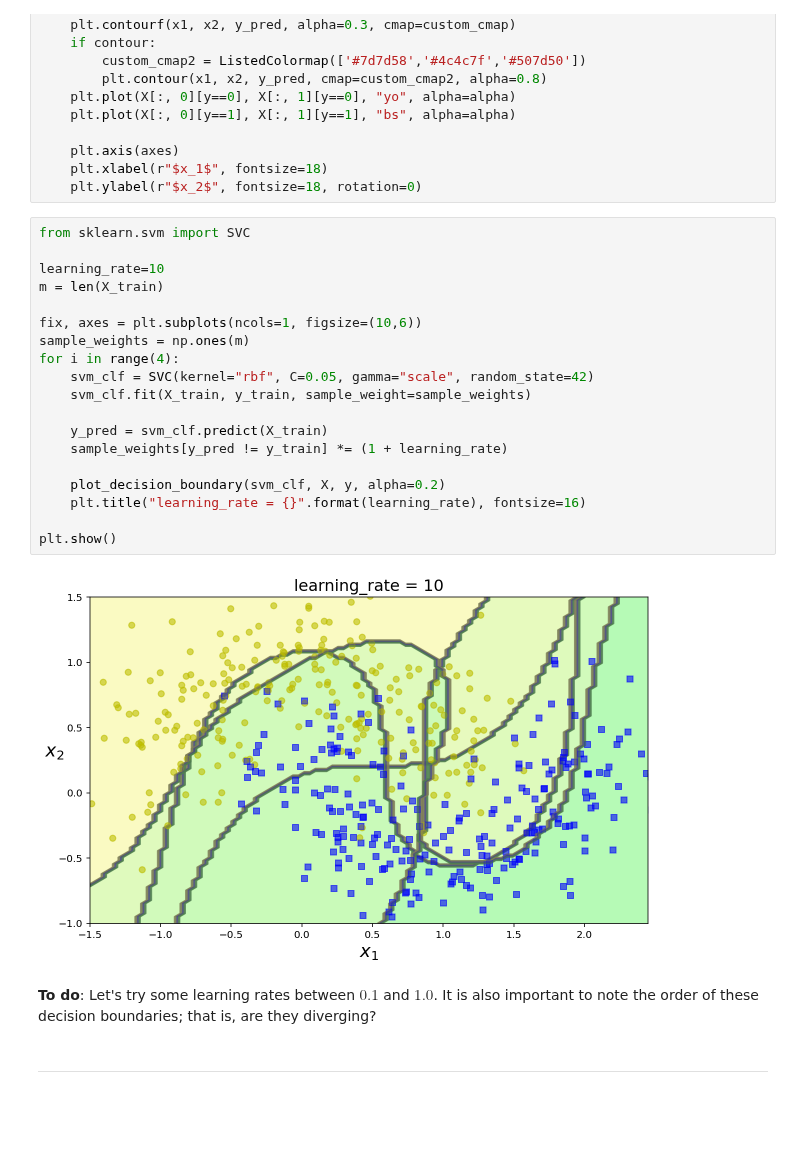
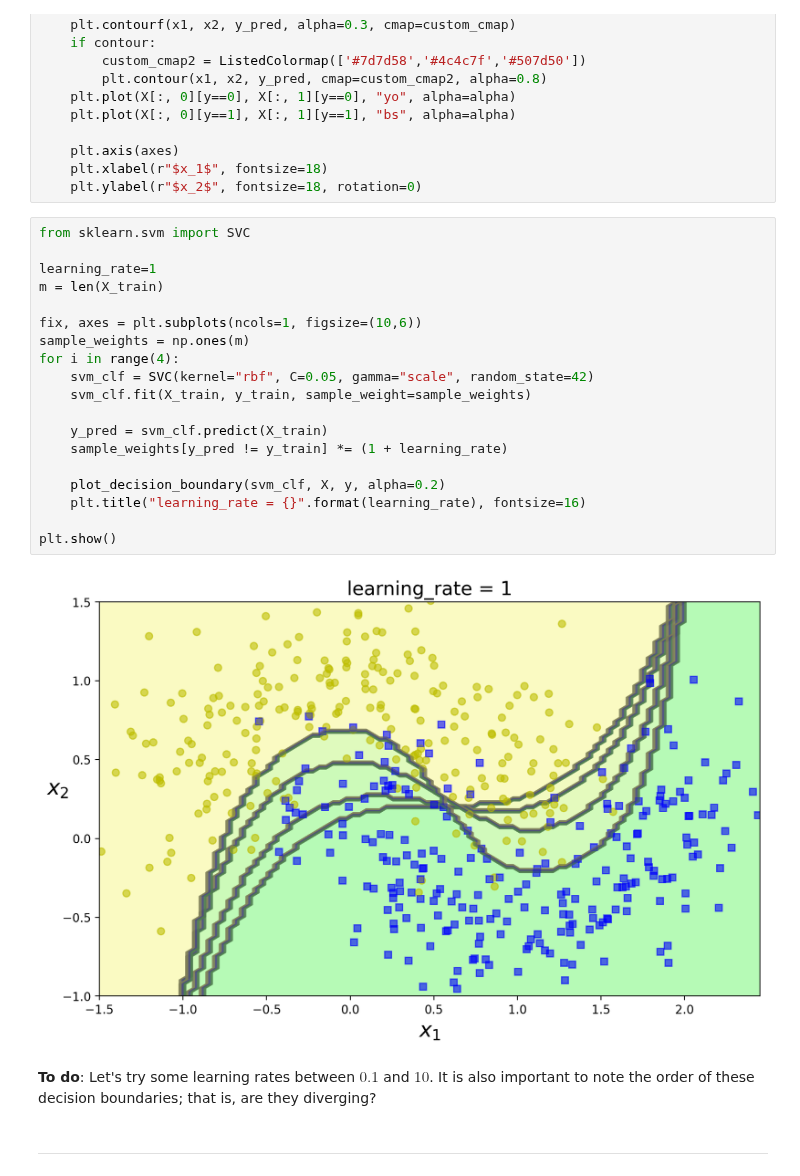
Before and after one commit to dgerosa/astrostatistics_bicocca_2024, a Jupyter notebook: lectures/L21_deeplearning.ipynb, the cells around one changed output. Drawn from its saved outputs; the diff is of its cells as text; blank space fills up the shorter version.

```diff
--- a/lectures/L21_deeplearning.ipynb
+++ b/lectures/L21_deeplearning.ipynb
@@ -368,26 +370,26 @@ def plot_decision_boundary(clf, X, y,
 # %%
 from sklearn.svm import SVC
 
-learning_rate=10
+learning_rate=1
 m = len(X_train)
 
 fix, axes = plt.subplots(ncols=1, figsize=(10,6))
 sample_weights = np.ones(m)
 for i in range(4):
     svm_clf = SVC(kernel="rbf", C=0.05, gamma="scale", random_state=42)
     svm_clf.fit(X_train, y_train, sample_weight=sample_weights)
 
     y_pred = svm_clf.predict(X_train)
     sample_weights[y_pred != y_train] *= (1 + learning_rate)
 
     plot_decision_boundary(svm_clf, X, y, alpha=0.2)
     plt.title("learning_rate = {}".format(learning_rate), fontsize=16)
 
 plt.show()
 # %% [output]
-[figure, old version]
+[figure, new version]
 # %% [markdown]
-**To do**: Let's try some learning rates between $0.1$ and $1.0$.  It is also important to note the order of these decision boundaries; that is, are they diverging?
+**To do**: Let's try some learning rates between $0.1$ and $10$.  It is also important to note the order of these decision boundaries; that is, are they diverging?
 # %% [markdown]
 ---
 # %% [markdown]
```
Also changed, not shown: parts of 13 cells of this notebook, 1 other file.
